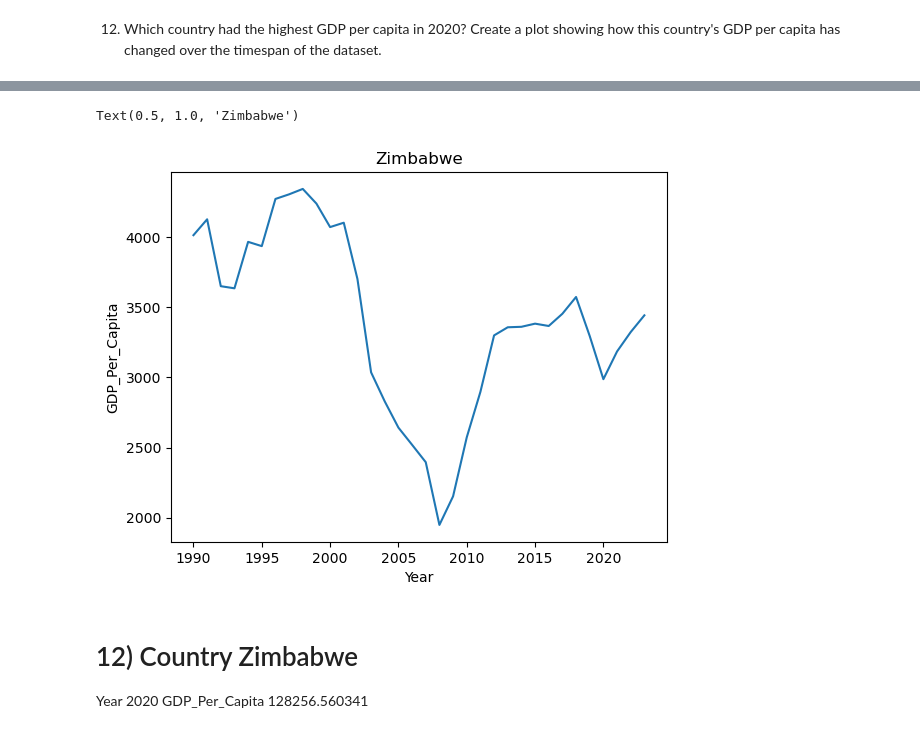
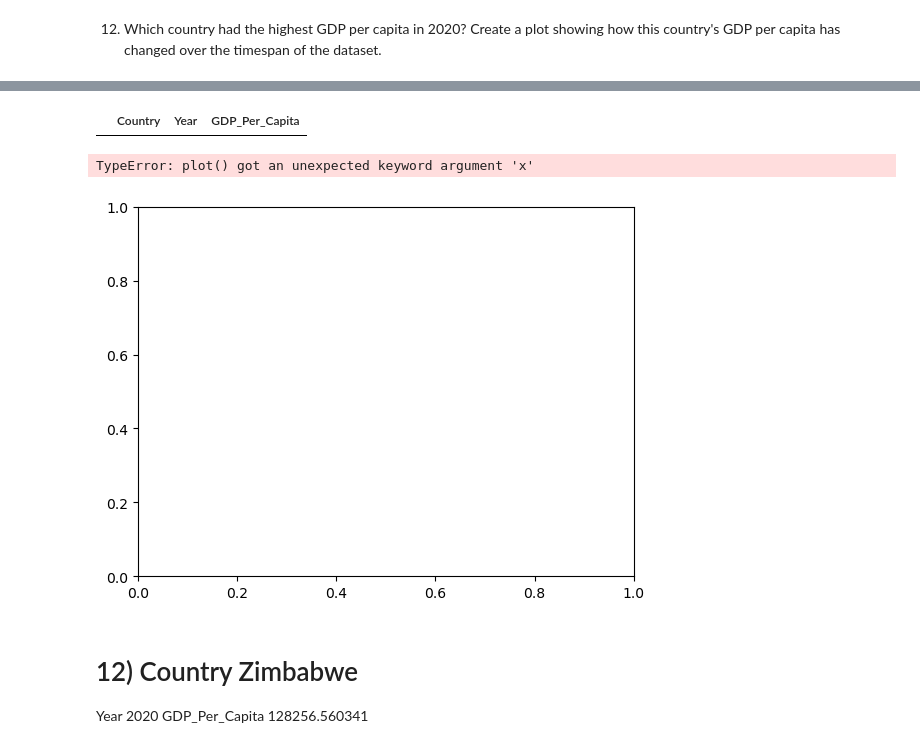
Before and after one commit to NSS-Full-Time-Data-Analytics-16/un-project-navyan0245, a Jupyter notebook: notebooks/UN_Project.ipynb, the cells around one changed output, grey strips where cells are left out. Drawn from its saved outputs; the diff is of its cells as text; code cells hidden in the pictures.

```diff
--- a/notebooks/UN_Project.ipynb
+++ b/notebooks/UN_Project.ipynb
@@ -259,5 +287,5 @@ first_high_gdp_country.sort_values('Year')
 # %%
-max_gdp_2020 = gdp_2020.loc[gdp_2020['GDP_Per_Capita']==gdp_2020['GDP_Per_Capita']].max()
+max_gdp_2020 = gdp_2020.loc[gdp_2020['GDP_Per_Capita']==gdp_2020['GDP_Per_Capita'].max()]
 # %%
 max_gdp_2020
 # %% [output]
@@ -268,2 +294,8 @@ dtype: object
+# %%
+max_country = gdp_df.loc[gdp_df.Country.isin(max_gdp_2020)]
+# %%
+max_country
+# %% [output]
+|  | Country | Year | GDP_Per_Capita |
 # %%
 max_gdp_country = max_gdp_2020['Country']
@@ -276,11 +302,11 @@ y=country_data['GDP_Per_Capita']
 # %%
-plt.plot(x,y)
+plt.plot(data = max_country,x = max_country.Year,y = max_country.GDP_Per_Capita)
 plt.xlabel('Year')
 plt.ylabel('GDP_Per_Capita')
 plt.title(max_gdp_country)
 # %% [output]
-Text(0.5, 1.0, 'Zimbabwe')
+TypeError: plot() got an unexpected keyword argument 'x'
-[figure, old version]
+[figure, new version]
 # %% [markdown]
 # 12) Country                Zimbabwe
 Year                       2020
```
Also changed, not shown: parts of 37 cells of this notebook.
